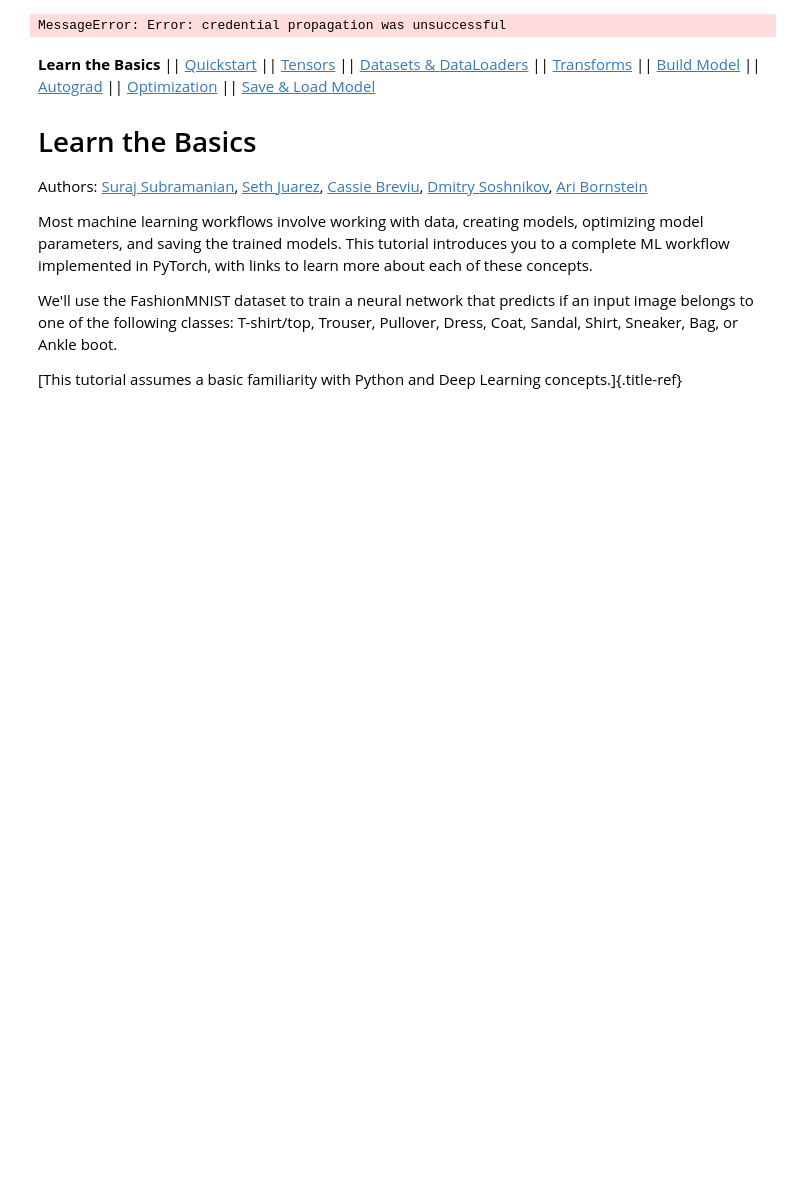
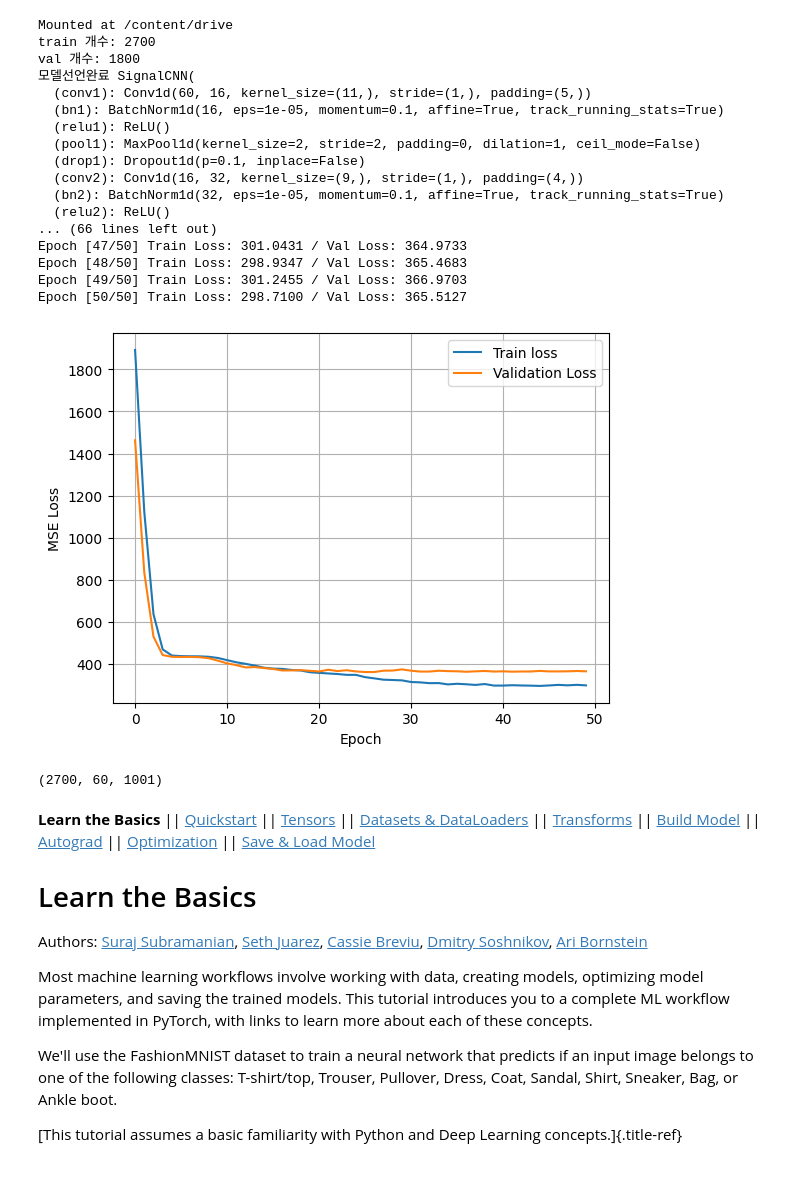
Before and after one commit to jjo0914/BrainCompetition, a Jupyter notebook: _downloads/070179efc13bd796c5dd4af7bf52d5b9/intro.ipynb, the cells around one changed output. Saved outputs shown, nothing was run; the diff lists cells and outputs as text; code cells hidden in the pictures; blank space fills up the shorter version.

```diff
--- a/_downloads/070179efc13bd796c5dd4af7bf52d5b9/intro.ipynb
+++ b/_downloads/070179efc13bd796c5dd4af7bf52d5b9/intro.ipynb
@@ -132,7 +132,7 @@ class SignalCNN(nn.Module): # 예시로 nn.Module,parameters() 가있는데 이
     #conv연산으로 특징 추출한 뒤에는  각채널당 값을 1개로요약
     # 그래서 필터로 추출할 특징이 얼마나 강하게 나타났는가? 만 요약  시간축값은 사라짐(10으로늘리거나 추가로다른모델 사용가능하다..)
     # mean써도 되긴한다는데 .. 음.. (1차원으로바로)
-    avg=1
+    avg=4
     self.global_pool = nn.AdaptiveAvgPool1d(avg) #아직3차원이래 만약8이면채널마다 최종8개 값
     # 마지막차원을 없앤다.. 왜?Linear는 2차원입력을기대한다고함
     self.flatten=nn.Flatten() # channel*최종값 = 최종값들을 1차원으로펼침
@@ -248,34 +248,52 @@ for epoch in range(epochs):
     best_threshold=val_loss
     save_path="/content/drive/MyDrive/model.pth"
     torch.save(model.state_dict(),save_path)
     print(f"모델저장됨 : val_loss={val_loss:.4f}")
   scheduler.step(val_loss)
 
 # 학습 다 하고 그래프확인
 plt.figure()
 plt.plot(train_loss_list,label="Train loss")
 plt.plot(val_loss_list, label="Validation Loss")
 plt.xlabel("Epoch")
 plt.ylabel("MSE Loss")
 plt.legend()
 plt.grid()
 plt.show()
 
 # #모델저장하는 코드
 # save_path="/content/drive/MyDrive/model.pth"
 # torch.save(model.state_dict(),save_path) # state_dict: pytorch 모델저장할때쓰는 변수 =모델의 중요값들을꺼내는함수
 # print("모델저장완료 :",save_path)
 # #모델불러오는 코드
 # loaded_model=SignalCNN(input_channels,output_dim).to(device)
 # loaded_model.load_state_dict(torch.load(save_path))
 # loaded_model.eval()
 # print("모델 불러오기 완료 ")
 
 
 
 print(train_X.shape)
 # %% [output]
-MessageError: Error: credential propagation was unsuccessful
+Mounted at /content/drive
+train 개수: 2700
+val 개수: 1800
+모델선언완료 SignalCNN(
+  (conv1): Conv1d(60, 16, kernel_size=(11,), stride=(1,), padding=(5,))
+  (bn1): BatchNorm1d(16, eps=1e-05, momentum=0.1, affine=True, track_running_stats=True)
+  (relu1): ReLU()
+  (pool1): MaxPool1d(kernel_size=2, stride=2, padding=0, dilation=1, ceil_mode=False)
+  (drop1): Dropout1d(p=0.1, inplace=False)
+  (conv2): Conv1d(16, 32, kernel_size=(9,), stride=(1,), padding=(4,))
+  (bn2): BatchNorm1d(32, eps=1e-05, momentum=0.1, affine=True, track_running_stats=True)
+  (relu2): ReLU()
+... (66 lines left out)
+Epoch [47/50] Train Loss: 301.0431 / Val Loss: 364.9733
+Epoch [48/50] Train Loss: 298.9347 / Val Loss: 365.4683
+Epoch [49/50] Train Loss: 301.2455 / Val Loss: 366.9703
+Epoch [50/50] Train Loss: 298.7100 / Val Loss: 365.5127
+[figure, added]
+(2700, 60, 1001)
 # %% [markdown]
 **Learn the Basics** \|\| [Quickstart](quickstart_tutorial.html) \|\|
 [Tensors](tensorqs_tutorial.html) \|\| [Datasets &
```
